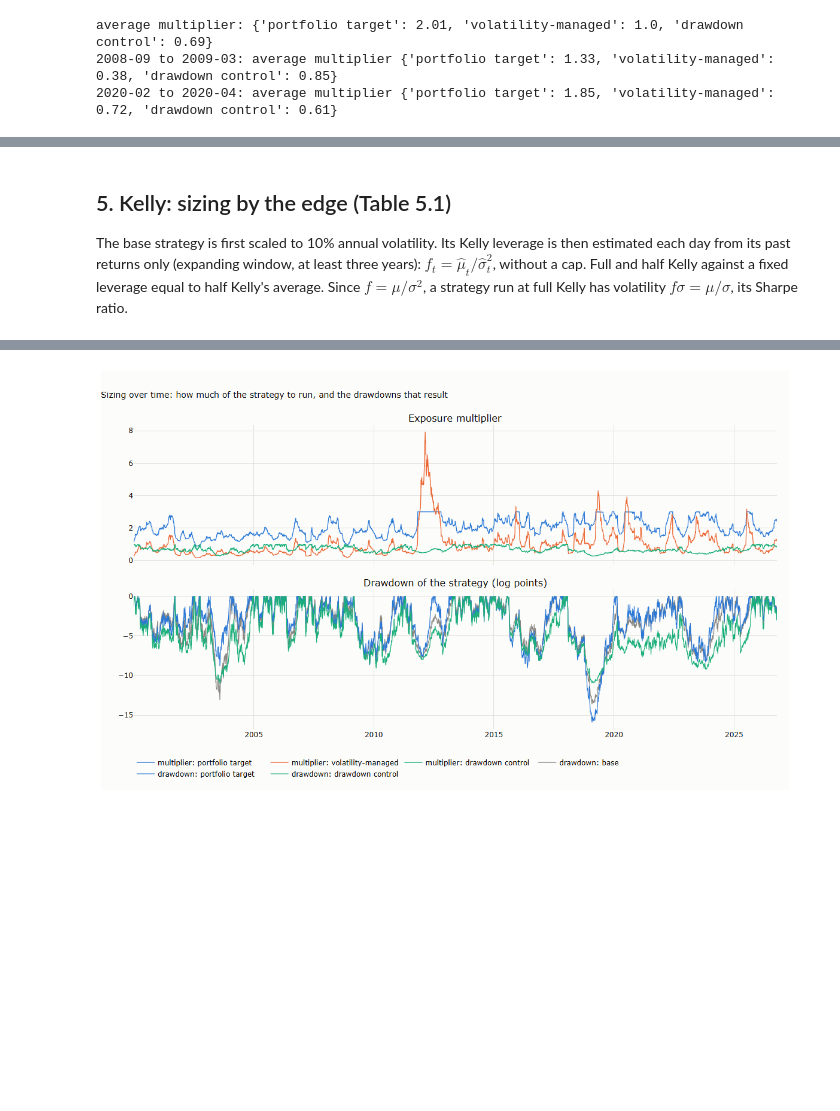
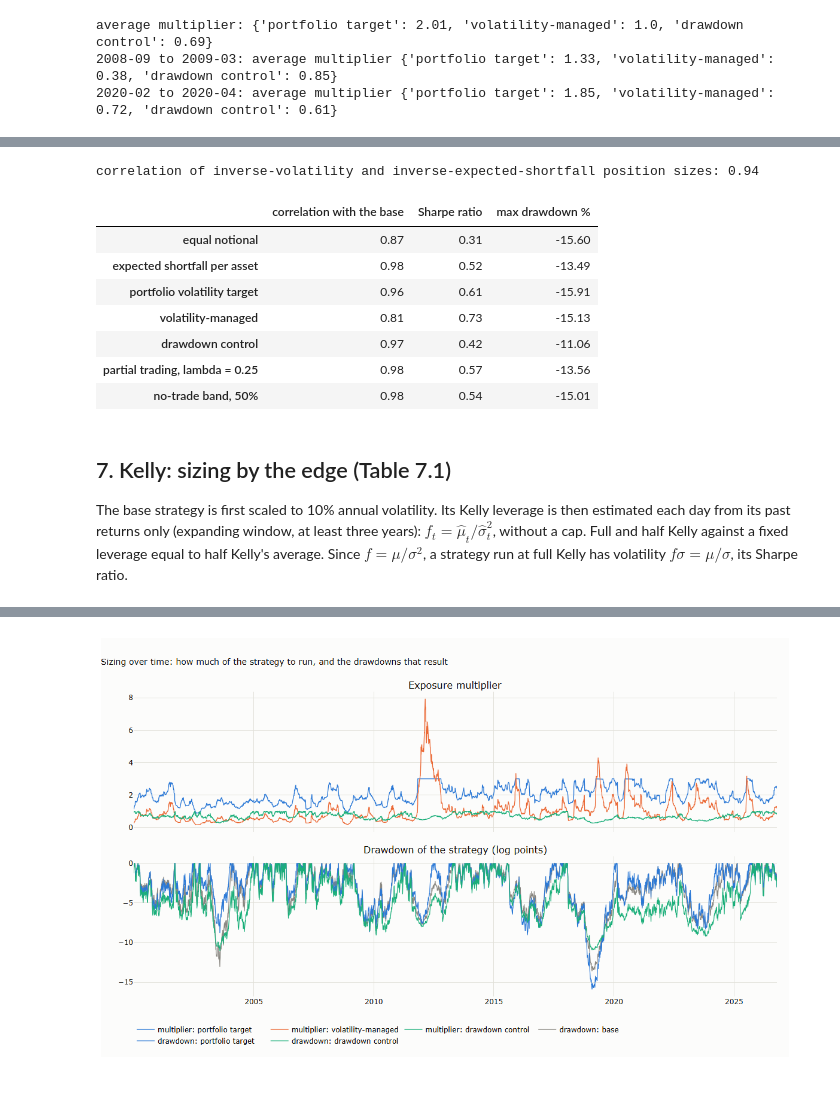
Before and after one commit to MaxGnesi/systematic-trading-notes, a Jupyter notebook: lectures/09-sizing-trend-systems/09_sizing_trend_systems.ipynb, the cells around one changed output, grey strips where cells are left out. Saved outputs shown, nothing was run; the diff lists cells and outputs as text; code cells hidden in the pictures; blank space fills up the shorter version.

```diff
--- a/lectures/09-sizing-trend-systems/09_sizing_trend_systems.ipynb
+++ b/lectures/09-sizing-trend-systems/09_sizing_trend_systems.ipynb
@@ -207,5 +286,41 @@ average multiplier: {'portfolio target': 2.01, 'volatility-managed': 1.0, 'drawd
+# %%
+def es_window(x):
+    k = max(1, int(round(0.025 * len(x))))
+    return -np.sort(x)[:k].mean()
+
+
+es = r.rolling(252, min_periods=252).apply(es_window, raw=True).shift(0)
+pos_es = tsm * (1.0 / es)
+ret_es = portfolio(pos_es)
+sz = pd.concat([(TARGET / vol).loc[START:].stack(), (1.0 / es).loc[START:].stack()], axis=1, keys=["inverse vol", "inverse ES"]).replace([np.inf, -np.inf], np.nan).dropna()
+print(f"correlation of inverse-volatility and inverse-expected-shortfall position sizes: {sz.corr().iloc[0, 1]:.2f}")
+variants = {
+    "equal notional": portfolio(tsm),
+    "expected shortfall per asset": ret_es,
+    "portfolio volatility target": port_target,
+    "volatility-managed": vol_managed,
+    "drawdown control": dd_ctrl.reindex(base.index),
+    "partial trading, lambda = 0.25": portfolio(partial(tsm * TARGET / vol, 0.25)),
+    "no-trade band, 50%": portfolio(band(tsm * TARGET / vol, 0.5)),
+}
+rows = {}
+for k_, v_ in variants.items():
+    d = pd.concat([base, v_], axis=1).loc[START:].dropna()
+    rows[k_] = {"correlation with the base": d.corr().iloc[0, 1], **{kk: vv for kk, vv in stats(same_vol(v_, base)).items() if kk in ("Sharpe ratio", "max drawdown %")}}
+distinct = pd.DataFrame(rows).T
+display(distinct.round(2))
+# %% [output]
+correlation of inverse-volatility and inverse-expected-shortfall position sizes: 0.94
+|  | correlation with the base | Sharpe ratio | max drawdown % |
+| equal notional | 0.87 | 0.31 | -15.60 |
+| expected shortfall per asset | 0.98 | 0.52 | -13.49 |
+| portfolio volatility target | 0.96 | 0.61 | -15.91 |
+| volatility-managed | 0.81 | 0.73 | -15.13 |
+| drawdown control | 0.97 | 0.42 | -11.06 |
+| partial trading, lambda = 0.25 | 0.98 | 0.57 | -13.56 |
+| no-trade band, 50% | 0.98 | 0.54 | -15.01 |
 # %% [markdown]
-## 5. Kelly: sizing by the edge (Table 5.1)
+## 7. Kelly: sizing by the edge (Table 7.1)
 
 The base strategy is first scaled to 10% annual volatility. Its Kelly leverage is then estimated each day from its
 past returns only (expanding window, at least three years): $f_t = \hat\mu_t / \hat\sigma_t^2$, without a cap. Full and
```
Also changed, not shown: parts of 3 cells of this notebook, 1 other file.
